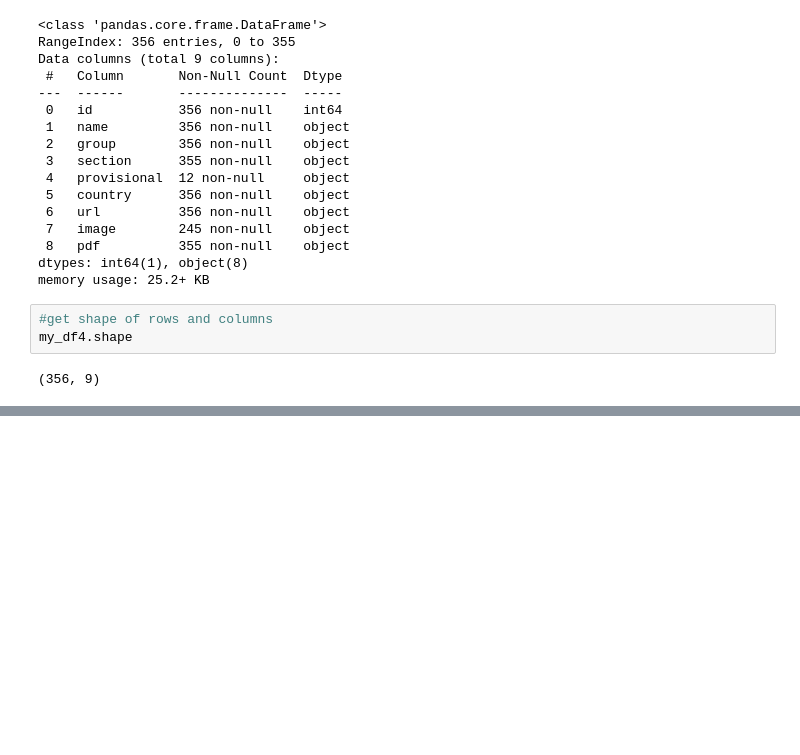
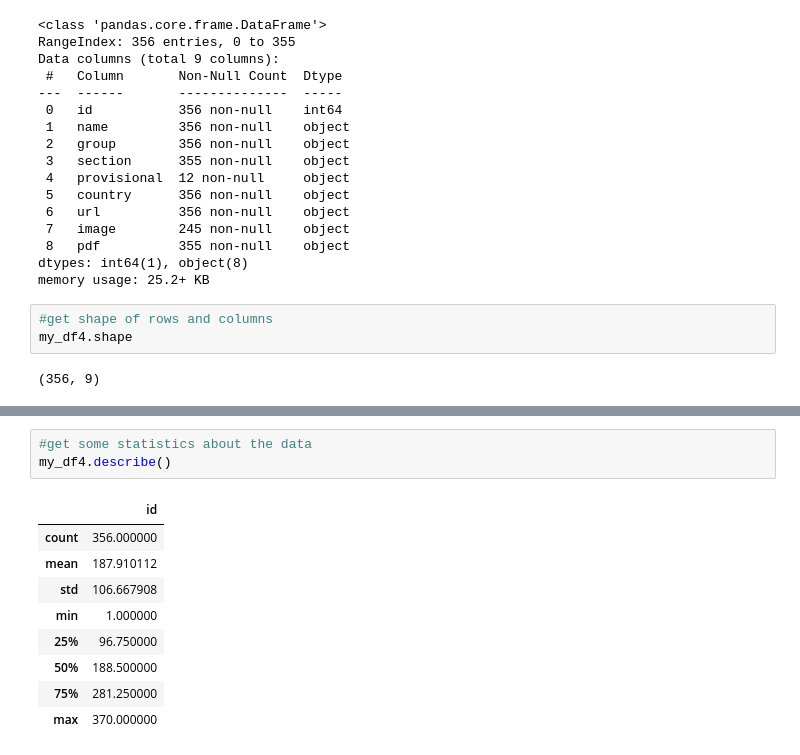
Before and after one commit to sauravbhusal/pandas_practice_notebook, a Jupyter notebook: DataFrames.ipynb, the cells around one changed output, grey strips where cells are left out. Cells and saved outputs as stored; diff of their text form; blank space fills up the shorter version.

```diff
--- a/DataFrames.ipynb
+++ b/DataFrames.ipynb
@@ -154,0 +174,13 @@ my_df4.shape
+# %%
+#get some statistics about the data
+my_df4.describe()
+# %% [output]
+|  | id |
+| count | 356.000000 |
+| mean | 187.910112 |
+| std | 106.667908 |
+| min | 1.000000 |
+| 25% | 96.750000 |
+| 50% | 188.500000 |
+| 75% | 281.250000 |
+| max | 370.000000 |
```
Also changed, not shown: parts of 8 cells of this notebook.
